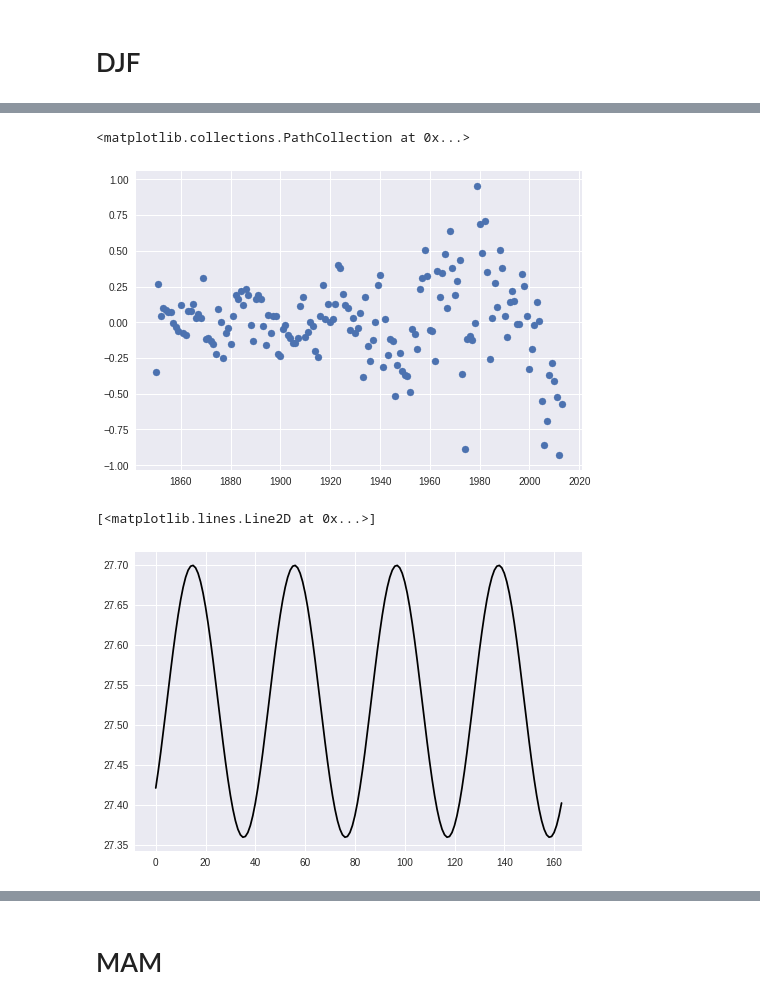
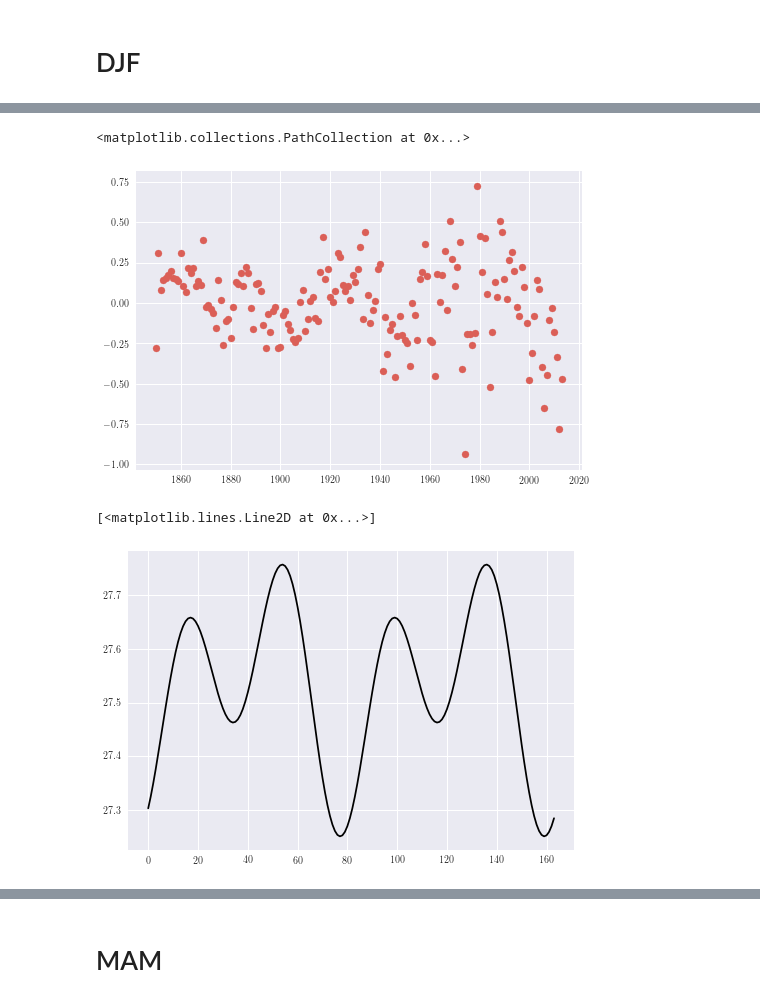
Before and after one commit to hfloresr/ArcticSea, a Jupyter notebook: seaice_splines.ipynb, the cells around one changed output, grey strips where cells are left out. Saved outputs shown, nothing was run; the diff lists cells and outputs as text; code cells hidden in the pictures.

```diff
--- a/seaice_splines.ipynb
+++ b/seaice_splines.ipynb
@@ -8,17 +8,23 @@ import pandas as pd
 import scipy.spatial
 import scipy.linalg
 import scipy as sp
+from scipy import signal
+import scipy.stats as stats
 
 import statsmodels.api as sm
 import statsmodels.formula.api as smf
 import statsmodels.sandbox.stats.multicomp as smm
 import statsmodels.tsa.stattools as tsa
-#from statsmodels.graphics.tsaplots import plot_acf, plot_pacf
+import statsmodels.tsa.arima_model as arima
+from statsmodels.stats.diagnostic import acorr_ljungbox as ljungbox
 
+import matplotlib
+matplotlib.rcParams['text.usetex'] = True
+matplotlib.rcParams['text.latex.unicode'] = True
 import matplotlib.pyplot as plt
 import seaborn as sns
-#current_palette = sns.color_palette("hls", 8)
-#sns.set_palette(current_palette)
+current_palette = sns.color_palette("hls", 8)
+sns.set_palette(current_palette)
 # %%
 # Load the data
 # wget ftp://sidads.colorado.edu/pub/DATASETS/NOAA/G10010/G10010_SIBT1850_v1.1.zip
@@ -662,5 +925,30 @@ cos_djf = np.array([np.cos(2*np.pi*4 * (t/nyrs)) for t in np.arange(nyrs)])
+# %%
+y_djf = djf_df.seaice_conc.values
+sin1_djf = np.array([np.sin(2*np.pi*1 * (t/nyrs)) for t in np.arange(nyrs)])
+cos1_djf = np.array([np.cos(2*np.pi*1 * (t/nyrs)) for t in np.arange(nyrs)])
+
+sin2_djf = np.array([np.sin(2*np.pi*2 * (t/nyrs)) for t in np.arange(nyrs)])
+cos2_djf = np.array([np.cos(2*np.pi*2 * (t/nyrs)) for t in np.arange(nyrs)])
+
+sin4_djf = np.array([np.sin(2*np.pi*4 * (t/nyrs)) for t in np.arange(nyrs)])
+cos4_djf = np.array([np.cos(2*np.pi*4 * (t/nyrs)) for t in np.arange(nyrs)])
+
+sin8_djf = np.array([np.sin(2*np.pi*8 * (t/nyrs)) for t in np.arange(nyrs)])
+cos8_djf = np.array([np.cos(2*np.pi*8 * (t/nyrs)) for t in np.arange(nyrs)])
+
+sin9_djf = np.array([np.sin(2*np.pi*9 * (t/nyrs)) for t in np.arange(nyrs)])
+cos9_djf = np.array([np.cos(2*np.pi*9 * (t/nyrs)) for t in np.arange(nyrs)])
+
+sin11_djf = np.array([np.sin(2*np.pi*11 * (t/nyrs)) for t in np.arange(nyrs)])
+cos11_djf = np.array([np.cos(2*np.pi*11 * (t/nyrs)) for t in np.arange(nyrs)])
 # %%
-fit_djf = smf.glm('y_djf ~ sin_djf + cos_djf', data=djf_df).fit()
+fit_djf = smf.glm(
+    'y_djf ~ sin1_djf + cos1_djf +\
+    sin2_djf + cos2_djf +\
+    sin4_djf + cos4_djf +\
+    sin8_djf + cos8_djf +\
+    sin9_djf + cos9_djf +\
+    sin11_djf + cos11_djf', data=djf_df).fit()
 fit_djf.summary()
 # %% [output]
 Generalized Linear Model Regression Results
@@ -697,14 +1015,16 @@ dtype: float64
 plt.scatter(djf_df.year, e_djf)
 # %% [output]
 <matplotlib.collections.PathCollection at 0x...>
-[figure, old version]
+[figure, new version]
 # %%
 # fitted seasonal cycle
-f_hat_djf = k_hat_djf[0] + k_hat_djf[1]*sin_djf + k_hat_djf[2]*cos_djf
+#+ k_hat_djf[8]*cos8_djf +\
+f_hat_djf = k_hat_djf[0] + k_hat_djf[4]*cos2_djf +\
+            k_hat_djf[5]*sin4_djf +k_hat_djf[6]*cos4_djf
 plt.plot(f_hat_djf,'k-')
 # %% [output]
 [<matplotlib.lines.Line2D at 0x...>]
-[figure, old version]
+[figure, new version]
 # %%
 # Remove residuals and subtract mean for second order residuals: R^2
 resid2_djf = residuals['DJF'] - f_hat_djf
```
Also changed, not shown: parts of 101 cells of this notebook, 55 other files.
